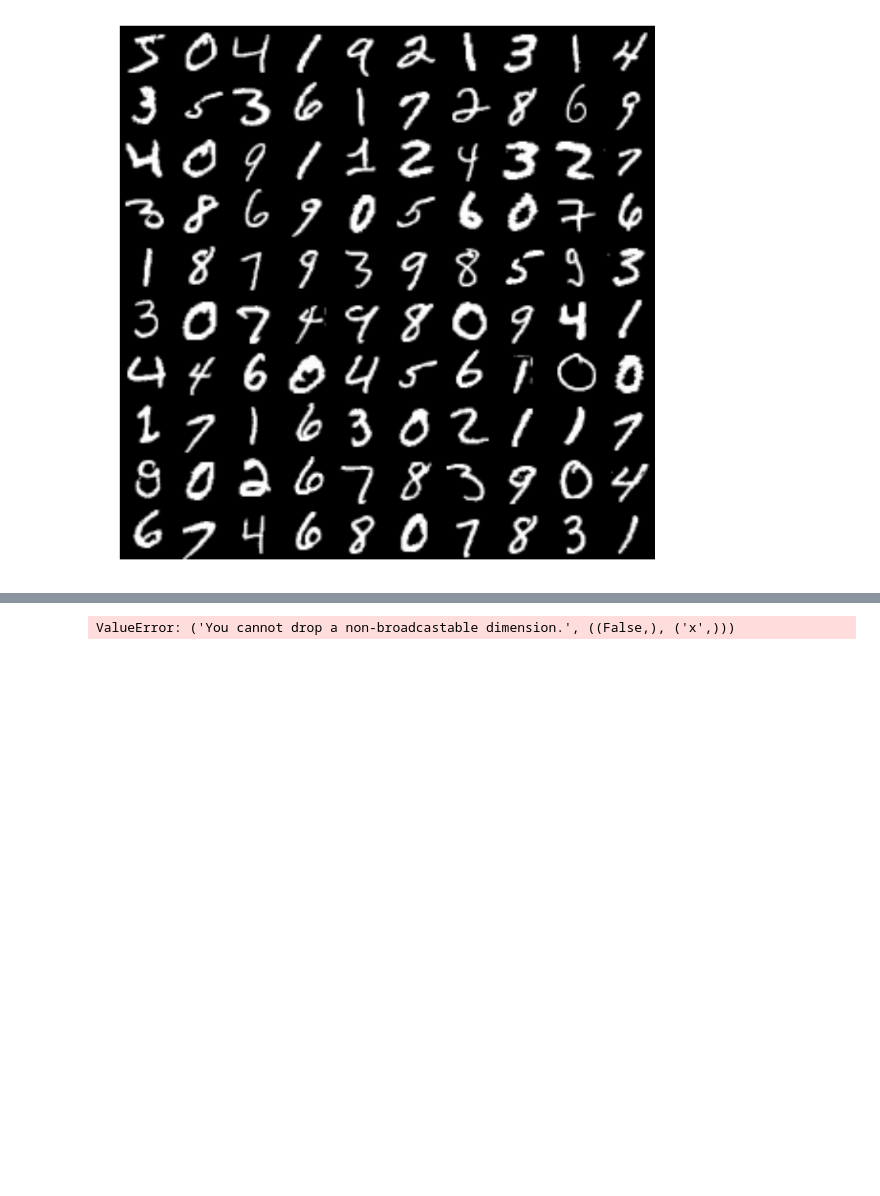
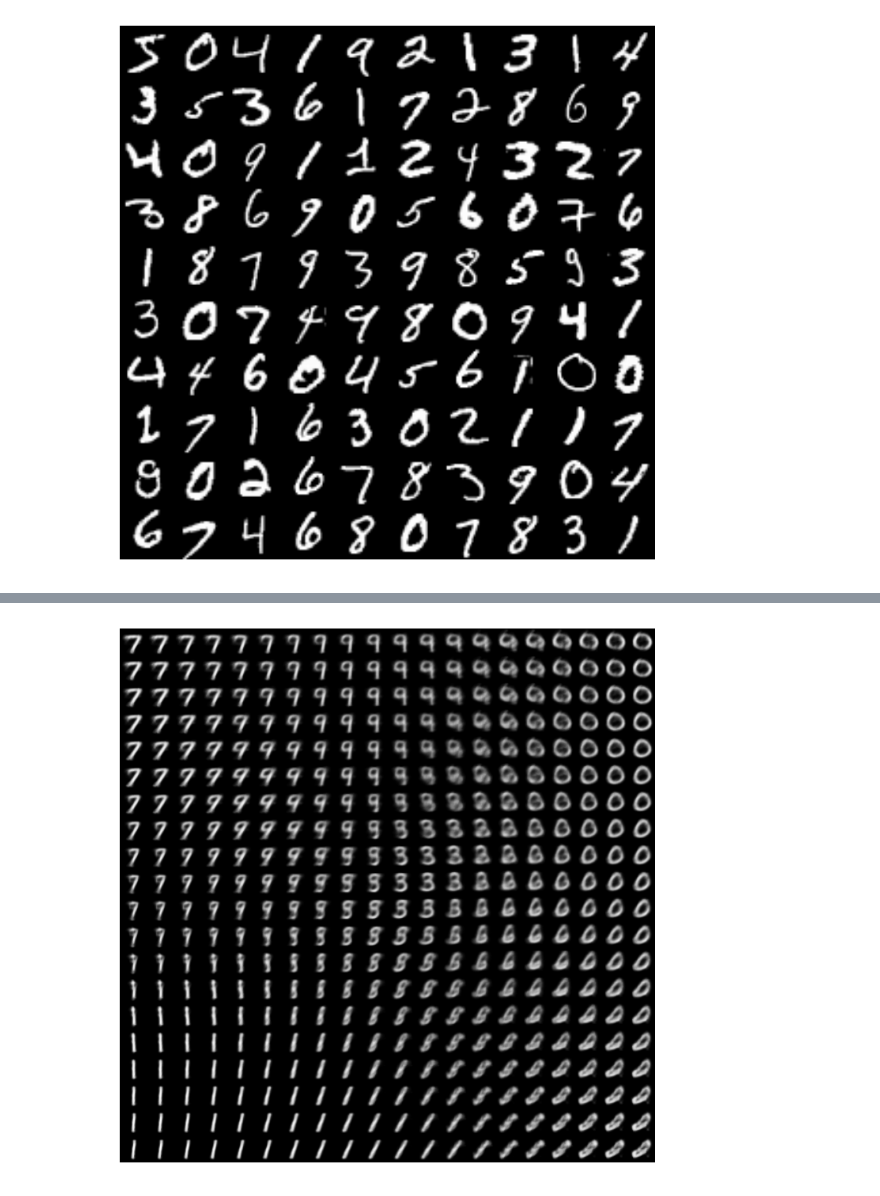
Before and after one commit to p-koo/theanomics, a Jupyter notebook: examples/VAE_MNIST.ipynb, the cells around one changed output, grey strips where cells are left out. Cells and saved outputs as stored; diff of their text form; code cells hidden in the pictures; blank space fills up the shorter version.

```diff
--- a/examples/VAE_MNIST.ipynb
+++ b/examples/VAE_MNIST.ipynb
@@ -141,22 +164,27 @@ fig.set_size_inches(10,10)
 # %%
-z_var = T.vector()
-generated_x = layers.get_output(nnmodel.network['X'], {nnmodel.network['encode_mu']: z_var}, deterministic=True)
+
+def sigmoid(x):
+    return 1 / (1 + np.exp(-x))
+
+z_var = T.dmatrix()
+generated_x = layers.get_output(network['dense_4_bias'], {network['Z']: z_var}, deterministic=True)
 gen_fn = theano.function([z_var], generated_x)
 num_grid = 20
-pos = np.linspace(-5, 5, num_grid)
-generated_samples = []
+pos = np.linspace(-2, 2, num_grid)
+z = []
 for i in range(num_grid):
     for j in range(num_grid):
-        z = np.asarray([pos[i], pos[j]], dtype=theano.config.floatX)
-        generated_samples.append(gen_fn(z))
-generated_samples = np.array(generated_samples)
+        z.append(np.asarray([pos[i], pos[j]], dtype=theano.config.floatX))
+z = np.vstack(z)
+generated_samples = sigmoid(gen_fn(z))
+
 
 
 fig = plt.figure()
 plt.imshow((generated_samples.reshape(num_grid, num_grid, 28, 28)
                    .transpose(0, 2, 1, 3)
                    .reshape(num_grid*28, num_grid*28)), cmap='gray')
 plt.axis('off')
 fig.set_size_inches(10,10)
 # %% [output]
-ValueError: ('You cannot drop a non-broadcastable dimension.', ((False,), ('x',)))
+[figure, added]
```
Also changed, not shown: parts of 5 cells of this notebook, 3 other files.
